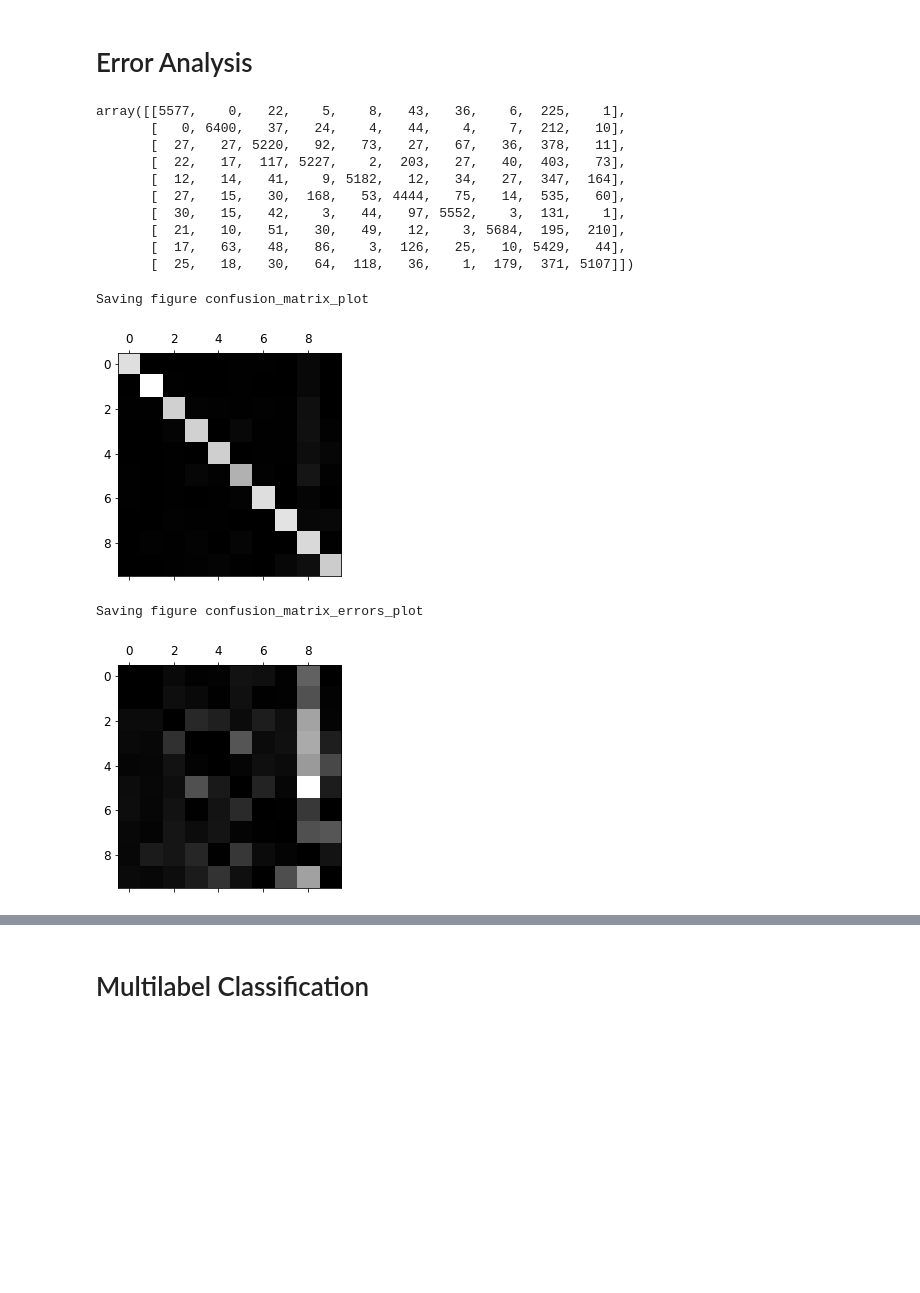
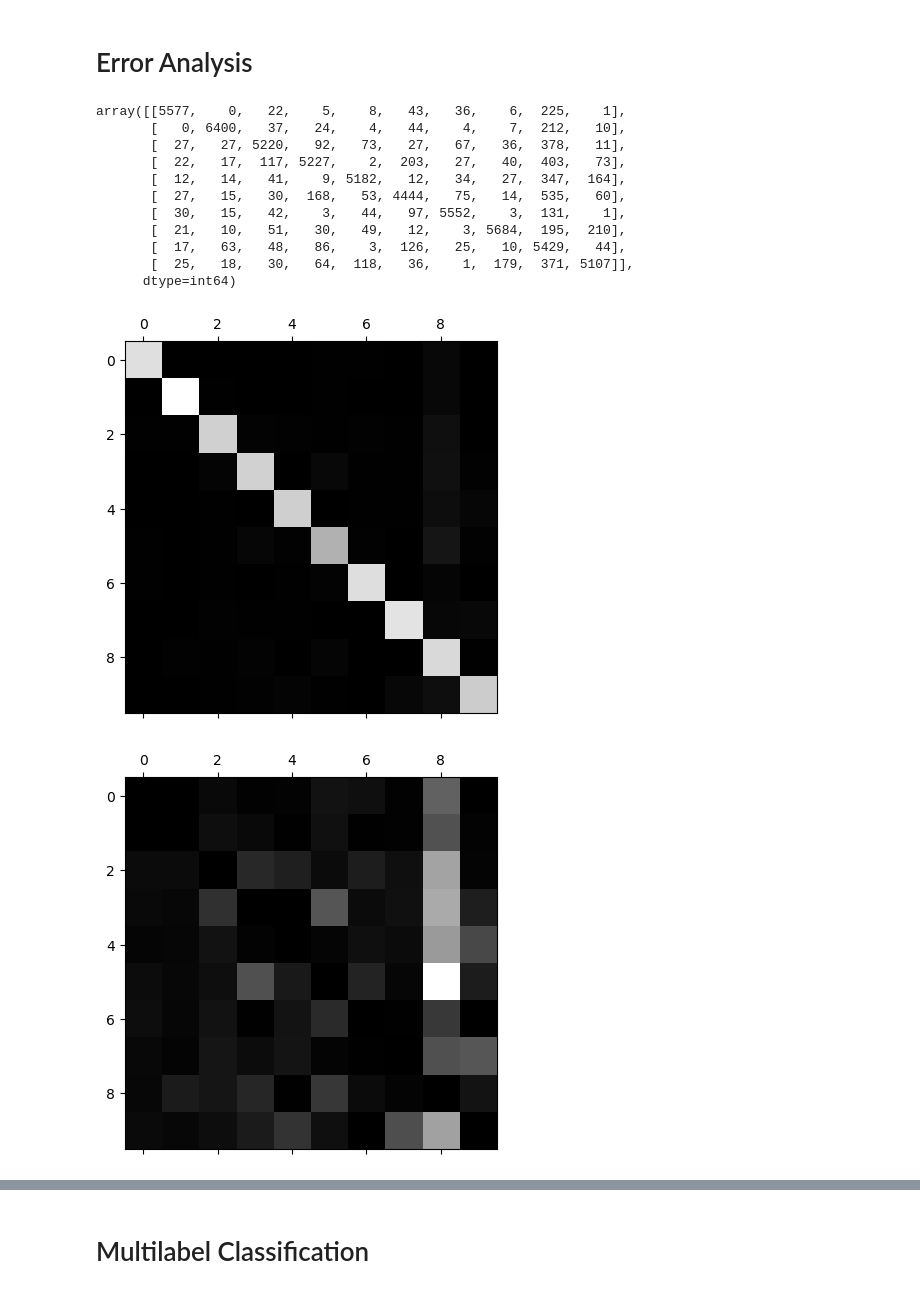
Before and after one commit to walidbet18/Digit-Classifier, a Jupyter notebook: Digit Classifier.ipynb, the cells around one changed output, grey strips where cells are left out. Saved outputs shown, nothing was run; the diff lists cells and outputs as text; code cells hidden in the pictures; blank space fills up the shorter version.

```diff
--- a/Digit Classifier.ipynb
+++ b/Digit Classifier.ipynb
@@ -107,7 +68,7 @@ y_test_5 = (y_test == 5)
 # %%
 from sklearn.linear_model import SGDClassifier
 
-sgd_clf = SGDClassifier(max_iter=1000, tol=1e-3, random_state=42)
+sgd_clf = SGDClassifier(random_state=42)
 sgd_clf.fit(X_train, y_train_5)
 # %% [output]
 SGDClassifier(random_state=42)
@@ -452,7 +404,8 @@ array([[5577,    0,   22,    5,    8,   43,   36,    6,  225,    1],
        [  30,   15,   42,    3,   44,   97, 5552,    3,  131,    1],
        [  21,   10,   51,   30,   49,   12,    3, 5684,  195,  210],
        [  17,   63,   48,   86,    3,  126,   25,   10, 5429,   44],
-       [  25,   18,   30,   64,  118,   36,    1,  179,  371, 5107]])
+       [  25,   18,   30,   64,  118,   36,    1,  179,  371, 5107]],
+      dtype=int64)
 # %%
 # since sklearn 0.22, you can use sklearn.metrics.plot_confusion_matrix()
 def plot_confusion_matrix(matrix):
@@ -463,19 +416,15 @@ def plot_confusion_matrix(matrix):
     fig.colorbar(cax)
 # %%
 plt.matshow(conf_mx, cmap=plt.cm.gray)
-save_fig("confusion_matrix_plot", tight_layout=False)
 plt.show()
 # %% [output]
-Saving figure confusion_matrix_plot
-[figure, old version]
+[figure, new version]
 # %%
 row_sums = conf_mx.sum(axis=1, keepdims=True)
 norm_conf_mx = conf_mx / row_sums
 # %%
 np.fill_diagonal(norm_conf_mx, 0)
 plt.matshow(norm_conf_mx, cmap=plt.cm.gray)
-save_fig("confusion_matrix_errors_plot", tight_layout=False)
 plt.show()
 # %% [output]
-Saving figure confusion_matrix_errors_plot
-[figure, old version]
+[figure, new version]
```
Also changed, not shown: parts of 66 cells of this notebook.
